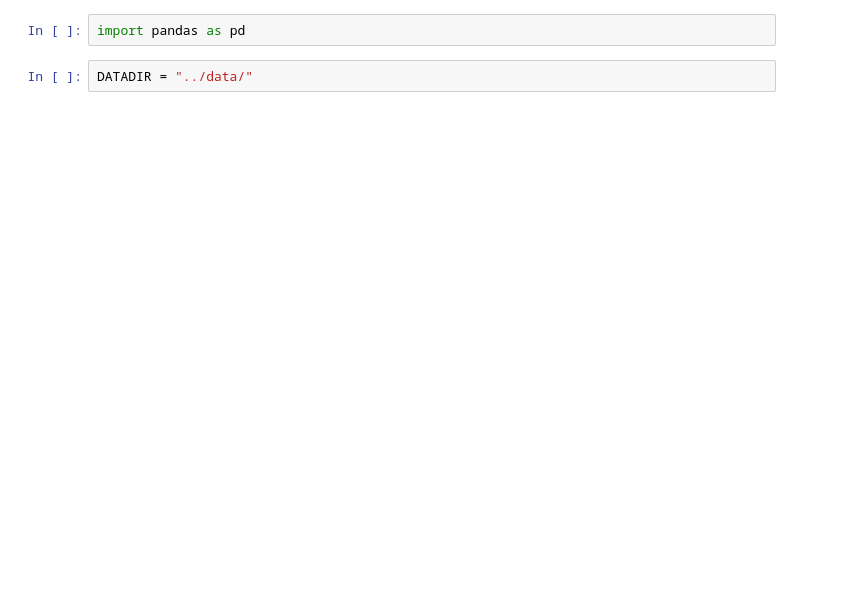
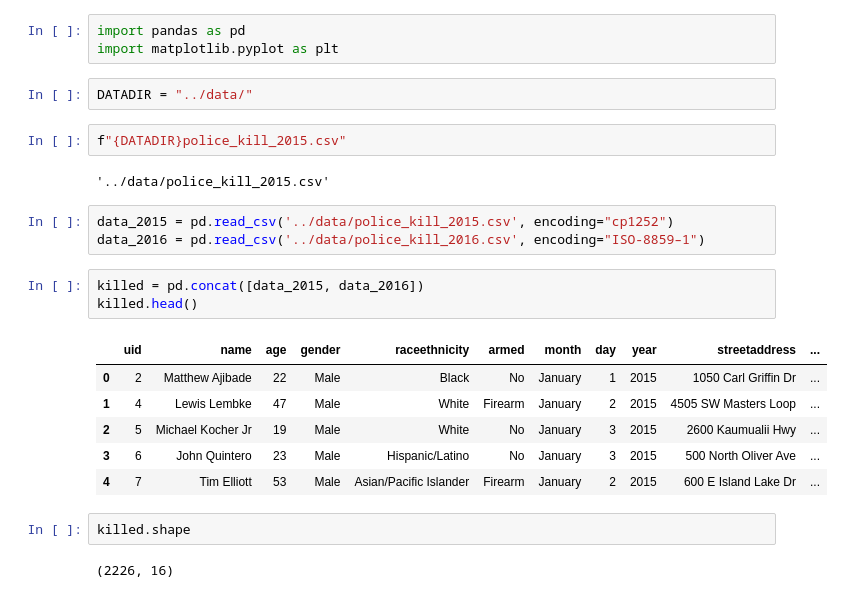
Before and after one commit to cheneydaniel8/policing, a Jupyter notebook: assets/code/policing.ipynb, the cells around one changed output. Saved outputs shown, nothing was run; the diff lists cells and outputs as text; blank space fills up the shorter version.

```diff
--- a/assets/code/policing.ipynb
+++ b/assets/code/policing.ipynb
@@ -1,4 +1,26 @@
 # %%
 import pandas as pd
+import matplotlib.pyplot as plt
 # %%
 DATADIR = "../data/"
+# %%
+f"{DATADIR}police_kill_2015.csv"
+# %% [output]
+'../data/police_kill_2015.csv'
+# %%
+data_2015 = pd.read_csv('../data/police_kill_2015.csv', encoding="cp1252")
+data_2016 = pd.read_csv('../data/police_kill_2016.csv', encoding="ISO-8859–1")
+# %%
+killed = pd.concat([data_2015, data_2016])
+killed.head()
+# %% [output]
+|  | uid | name | age | gender | raceethnicity | armed | month | day | year | streetaddress | ... |
+| 0 | 2 | Matthew Ajibade | 22 | Male | Black | No | January | 1 | 2015 | 1050 Carl Griffin Dr | ... |
+| 1 | 4 | Lewis Lembke | 47 | Male | White | Firearm | January | 2 | 2015 | 4505 SW Masters Loop | ... |
+| 2 | 5 | Michael Kocher Jr | 19 | Male | White | No | January | 3 | 2015 | 2600 Kaumualii Hwy | ... |
+| 3 | 6 | John Quintero | 23 | Male | Hispanic/Latino | No | January | 3 | 2015 | 500 North Oliver Ave | ... |
+| 4 | 7 | Tim Elliott | 53 | Male | Asian/Pacific Islander | Firearm | January | 2 | 2015 | 600 E Island Lake Dr | ... |
+# %%
+killed.shape
+# %% [output]
+(2226, 16)
```
Also changed, not shown: parts of 19 cells of this notebook, 2 other files.
